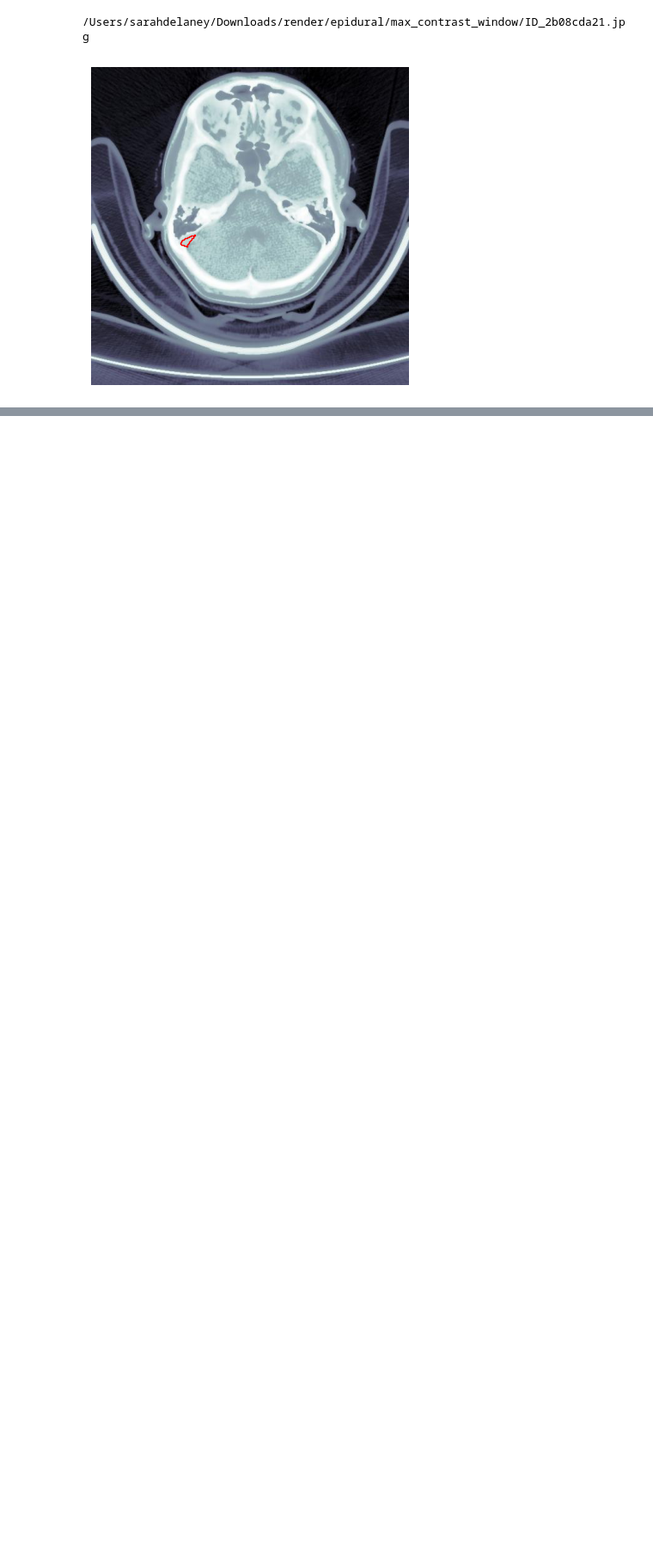
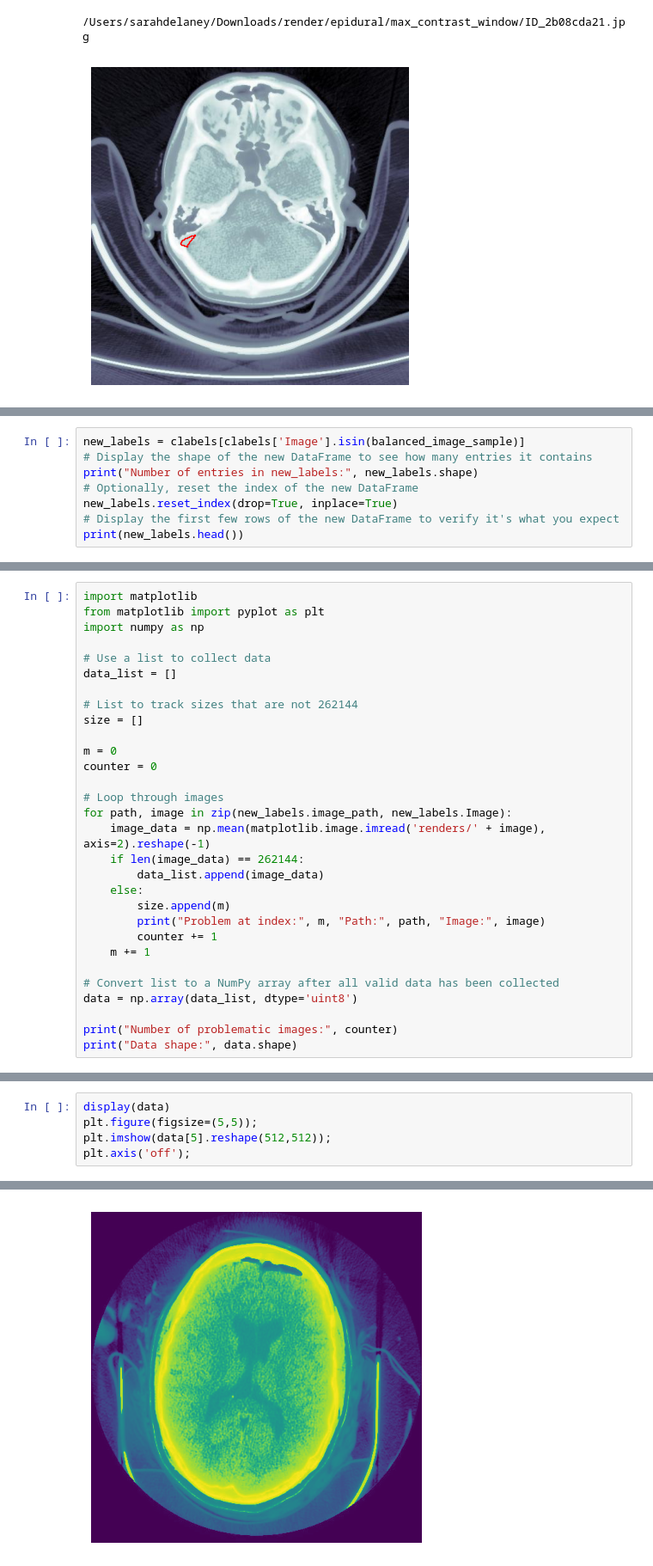
Before and after one commit to jasmineliu0114/MATH4570_Final_Project, a Jupyter notebook: Matrix methods project.ipynb, the cells around one changed output, grey strips where cells are left out. Shown: that part at 86% size. Cells and saved outputs as stored; diff of their text form; blank space fills up the shorter version.

```diff
--- a/Matrix methods project.ipynb
+++ b/Matrix methods project.ipynb
@@ -71,0 +241,8 @@ plt.show()
+# %%
+new_labels = clabels[clabels['Image'].isin(balanced_image_sample)]
+# Display the shape of the new DataFrame to see how many entries it contains
+print("Number of entries in new_labels:", new_labels.shape)
+# Optionally, reset the index of the new DataFrame
+new_labels.reset_index(drop=True, inplace=True)
+# Display the first few rows of the new DataFrame to verify it's what you expect
+print(new_labels.head())
@@ -71,0 +264,30 @@ plt.show()
+# %%
+import matplotlib
+from matplotlib import pyplot as plt
+import numpy as np
+
+# Use a list to collect data
+data_list = []
+
+# List to track sizes that are not 262144
+size = []
+
+m = 0
+counter = 0
+
+# Loop through images
+for path, image in zip(new_labels.image_path, new_labels.Image):
+    image_data = np.mean(matplotlib.image.imread('renders/' + image), axis=2).reshape(-1)
+    if len(image_data) == 262144:
+        data_list.append(image_data)
+    else:
+        size.append(m)
+        print("Problem at index:", m, "Path:", path, "Image:", image)
+        counter += 1
+    m += 1
+
+# Convert list to a NumPy array after all valid data has been collected
+data = np.array(data_list, dtype='uint8')
+
+print("Number of problematic images:", counter)
+print("Data shape:", data.shape)
@@ -71,0 +316,6 @@ plt.show()
+# %%
+display(data)
+plt.figure(figsize=(5,5));
+plt.imshow(data[5].reshape(512,512));
+plt.axis('off');
+# %% [output]
@@ -71,0 +329 @@ plt.show()
+[figure, added]
```
Also changed, not shown: parts of 27 cells of this notebook.
